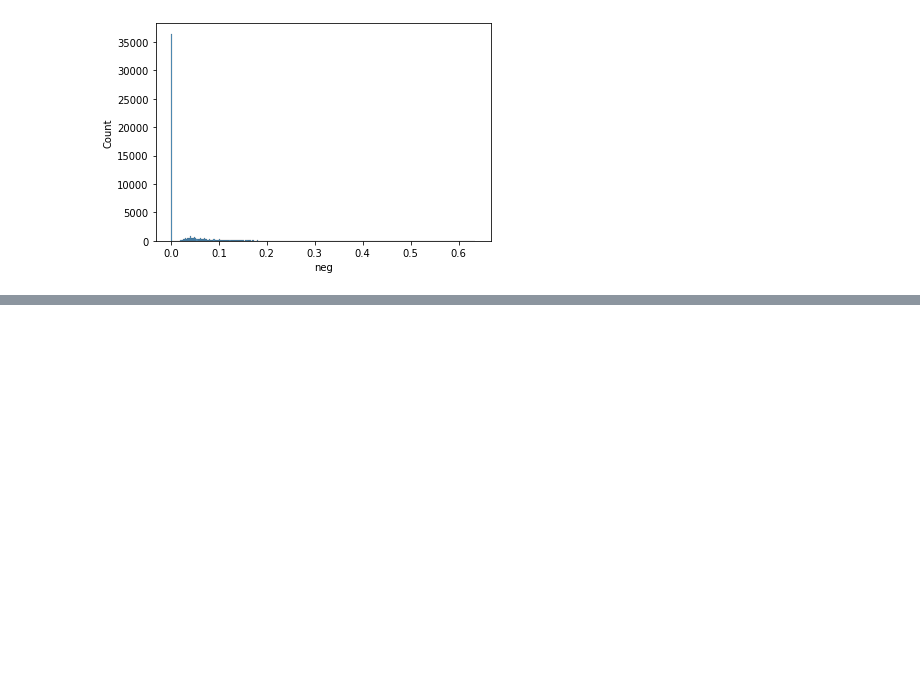
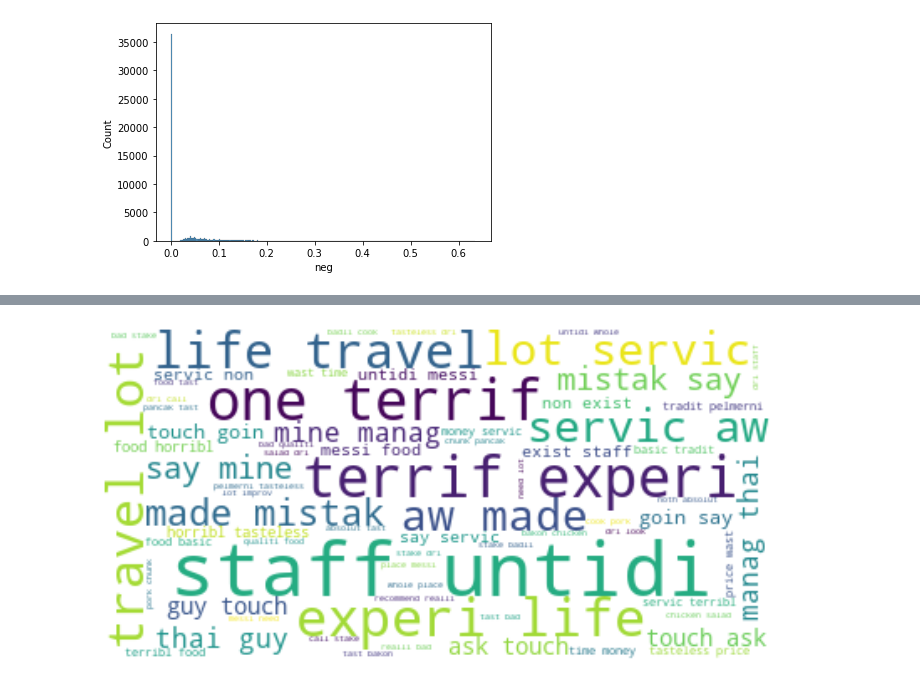
Before and after one commit to uzeziogho/MLDM, a Jupyter notebook: Sentiment_Analysis.ipynb, the cells around one changed output, grey strips where cells are left out. Saved outputs shown, nothing was run; the diff lists cells and outputs as text; code cells hidden in the pictures; blank space fills up the shorter version.

```diff
--- a/Sentiment_Analysis.ipynb
+++ b/Sentiment_Analysis.ipynb
@@ -58,0 +75,12 @@ print(stop_words)
+# %%
+lemmatizer=nltk.stem.WordNetLemmatizer()
+stemmer = nltk.stem.PorterStemmer()
+
+words=['cacti','sings','hopped','rocks','better','easily']
+pos=['n','v','v','n','a','r']
+
+lemmatized_words=[lemmatizer.lemmatize(words[i],pos=pos[i])for i in range(6)]
+stemmed_words=[stemmer.stem(word)for word in words]
+
+print("Lemmatized words:",lemmatized_words)
+print("Stemmed words:",stemmed_words)
@@ -58,0 +90,4 @@ print(stop_words)
+# %%
+stemmed_text=[stemmer.stem(word) for word in cleaned_tokens]
+
+print(stemmed_text)
@@ -59,3 +96,9 @@ print(stop_words)
+# %%
+def preprocess_text(text):
+  tokenized_document=nltk.tokenize.RegexpTokenizer('[a-zA-Z0-9\']+').tokenize(text)
+  cleaned_tokens=[word.lower()for word in tokenized_document if word.lower()not in stop_words]
+  stemmed_text=[nltk.stem.PorterStemmer().stem(word)for word in cleaned_tokens]
+  return stemmed_text
 # %%
 tReviews=pd.read_csv('/content/tourist_accommodation_reviews.csv',encoding='cp1252')
 tReviews.head()
@@ -147,0 +265,9 @@ percent_negative=pd.Dataframe((tReviews['compound']<=0).groupby(tReviews['Hotel/
+# %%
+# Process the text data ready for wordcloud visualisation,using the function we defined earlier
+# For this part of the exercise we will focus specially on RATSAD
+
+tReviews['processed_review']=tReviews['Review'].apply(preprocess_text)
+tReviews_positive_subset=tReviews.loc[(tReviews['Hotel/Restaurant name']=='Dada Yura Restaurant')&(tReviews['compound']>0),:]
+tReviews_negative_subset=tReviews.loc[(tReviews['Hotel/Restaurant name']=='Dada Yura Restaurant')&(tReviews['compound']<=0),:]
+
+tReviews_negative_subset.head()
@@ -147,0 +281,13 @@ percent_negative=pd.Dataframe((tReviews['compound']<=0).groupby(tReviews['Hotel/
+# %%
+neg_tokens=[word for tReviews in tReviews_negative_subset['processed_review'] for word in tReviews]
+
+wordcloud = WordCloud(background_color='white').generate_from_text(
+    ' '.join(neg_tokens))
+
+#Display the generated image
+plt.figure(figsize=(12,12))
+plt.imshow(wordcloud,interpolation='bilinear')
+plt.axis("off")
+plt.show()
+# %% [output]
+[figure, added]
```
Also changed, not shown: parts of 18 cells of this notebook.
